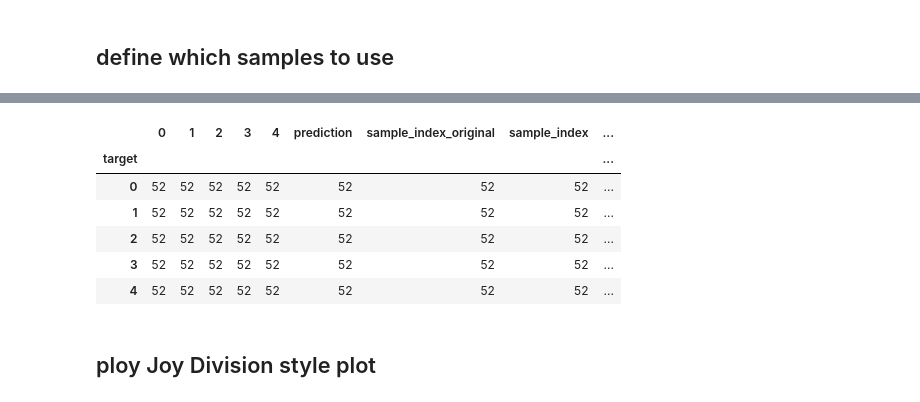
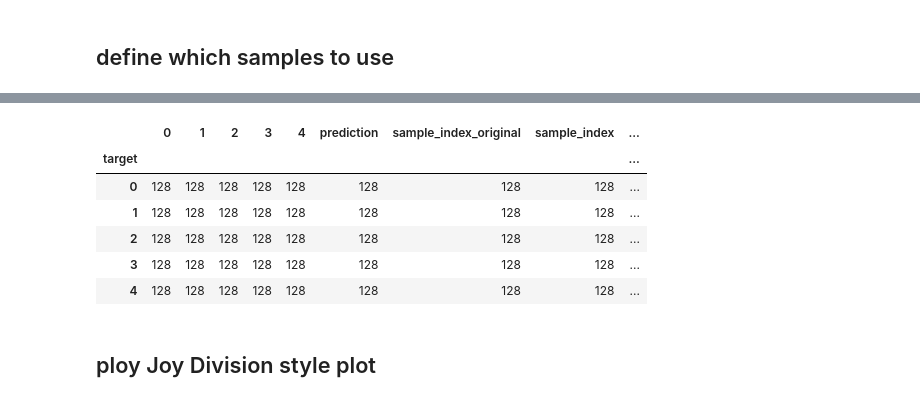
Before and after one commit to Jiaqing-ASU/logicnets, a Jupyter notebook: examples/jet_substructure/Initial_Diversity_Plots_Experiments.ipynb, the cells around one changed output, grey strips where cells are left out. Saved outputs shown, nothing was run; the diff lists cells and outputs as text; code cells hidden in the pictures.

```diff
--- a/examples/jet_substructure/Initial_Diversity_Plots_Experiments.ipynb
+++ b/examples/jet_substructure/Initial_Diversity_Plots_Experiments.ipynb
@@ -219,21 +223,21 @@ use_samples
 # %%
 np.random.seed(0)
 
 df = df_results.copy()
-df = df.loc[df.model_name.isin(['adaboost'])]
+df = df.loc[df.model_name.isin(['adaboost_independent'])]
 # df = df.loc[df.sample_index.isin(np.random.choice(df.sample_index, 20))]
 df = df.loc[df.sample_index.isin(use_samples)]
 df = df.sort_values('target')
 df
 df.groupby('target').count()
 # %% [output]
 |  | 0 | 1 | 2 | 3 | 4 | prediction | sample_index_original | sample_index | ... |
 | target |  |  |  |  |  |  |  |  | ... |
-| 0 | 52 | 52 | 52 | 52 | 52 | 52 | 52 | 52 | ... |
-| 1 | 52 | 52 | 52 | 52 | 52 | 52 | 52 | 52 | ... |
-| 2 | 52 | 52 | 52 | 52 | 52 | 52 | 52 | 52 | ... |
-| 3 | 52 | 52 | 52 | 52 | 52 | 52 | 52 | 52 | ... |
-| 4 | 52 | 52 | 52 | 52 | 52 | 52 | 52 | 52 | ... |
+| 0 | 128 | 128 | 128 | 128 | 128 | 128 | 128 | 128 | ... |
+| 1 | 128 | 128 | 128 | 128 | 128 | 128 | 128 | 128 | ... |
+| 2 | 128 | 128 | 128 | 128 | 128 | 128 | 128 | 128 | ... |
+| 3 | 128 | 128 | 128 | 128 | 128 | 128 | 128 | 128 | ... |
+| 4 | 128 | 128 | 128 | 128 | 128 | 128 | 128 | 128 | ... |
 # %% [markdown]
 ## ploy Joy Division style plot
 # %%
```
Also changed, not shown: parts of 23 cells of this notebook.
